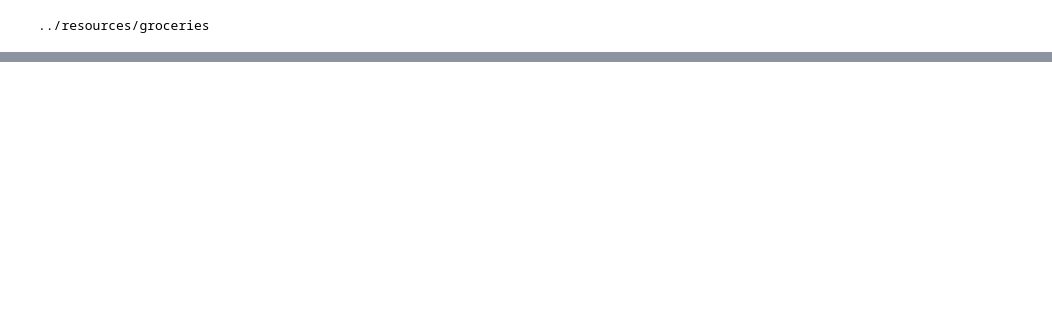
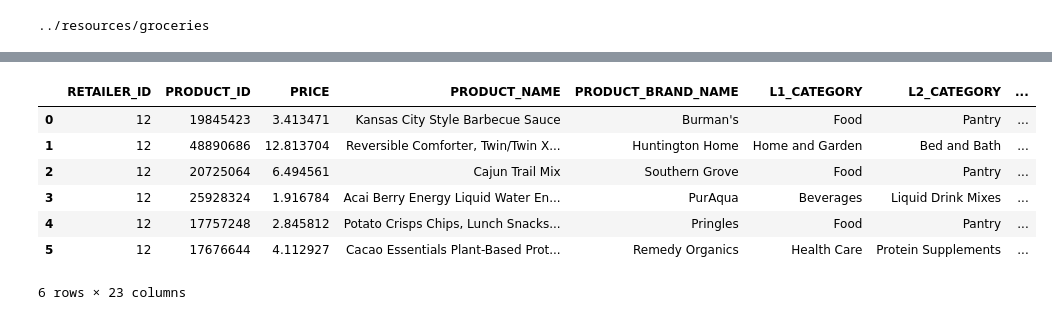
Before and after one commit to PantelisInsta/RecLLM, a Jupyter notebook: preprocess/prepare_groceries.ipynb, the cells around one changed output, grey strips where cells are left out. Saved outputs shown, nothing was run; the diff lists cells and outputs as text; code cells hidden in the pictures; blank space fills up the shorter version.

```diff
--- a/preprocess/prepare_groceries.ipynb
+++ b/preprocess/prepare_groceries.ipynb
@@ -11 +46,21 @@ print(save_folder)
+# %%
+# get lowest (most specific) category level for each item
+def get_lowest_attribute(row):
+    for level in ['L4_CATEGORY', 'L3_CATEGORY', 'L2_CATEGORY', 'L1_CATEGORY']:
+        if pd.notna(row[level]) and row[level] != '':
+            return row[level]
+    return 'No Category'  # Return this if all levels are empty or NaN
+
+# Apply the function to create the new 'lowest_category' column
+grocery_items['lowest_category'] = grocery_items.apply(get_lowest_attribute, axis=1)
+grocery_items.head(6)
+# %% [output]
+|  | RETAILER_ID | PRODUCT_ID | PRICE | PRODUCT_NAME | PRODUCT_BRAND_NAME | L1_CATEGORY | L2_CATEGORY | ... |
+| 0 | 12 | 19845423 | 3.413471 | Kansas City Style Barbecue Sauce | Burman's | Food | Pantry | ... |
+| 1 | 12 | 48890686 | 12.813704 | Reversible Comforter, Twin/Twin X... | Huntington Home | Home and Garden | Bed and Bath | ... |
+| 2 | 12 | 20725064 | 6.494561 | Cajun Trail Mix | Southern Grove | Food | Pantry | ... |
+| 3 | 12 | 25928324 | 1.916784 | Acai Berry Energy Liquid Water En... | PurAqua | Beverages | Liquid Drink Mixes | ... |
+| 4 | 12 | 17757248 | 2.845812 | Potato Crisps Chips, Lunch Snacks... | Pringles | Food | Pantry | ... |
+| 5 | 12 | 17676644 | 4.112927 | Cacao Essentials Plant-Based Prot... | Remedy Organics | Health Care | Protein Supplements | ... |
+6 rows × 23 columns
 # %%
```
Also changed, not shown: parts of 6 cells of this notebook.
